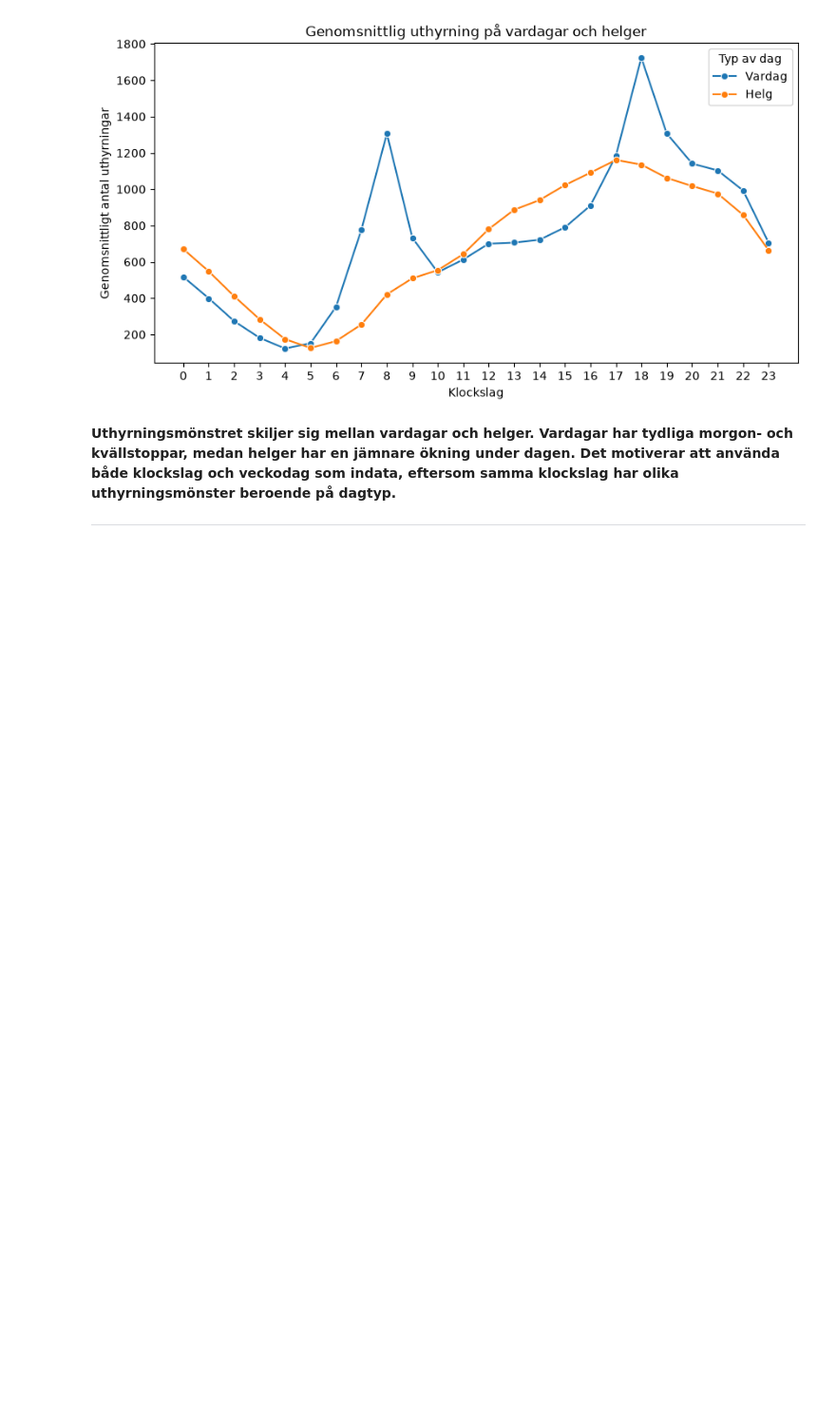
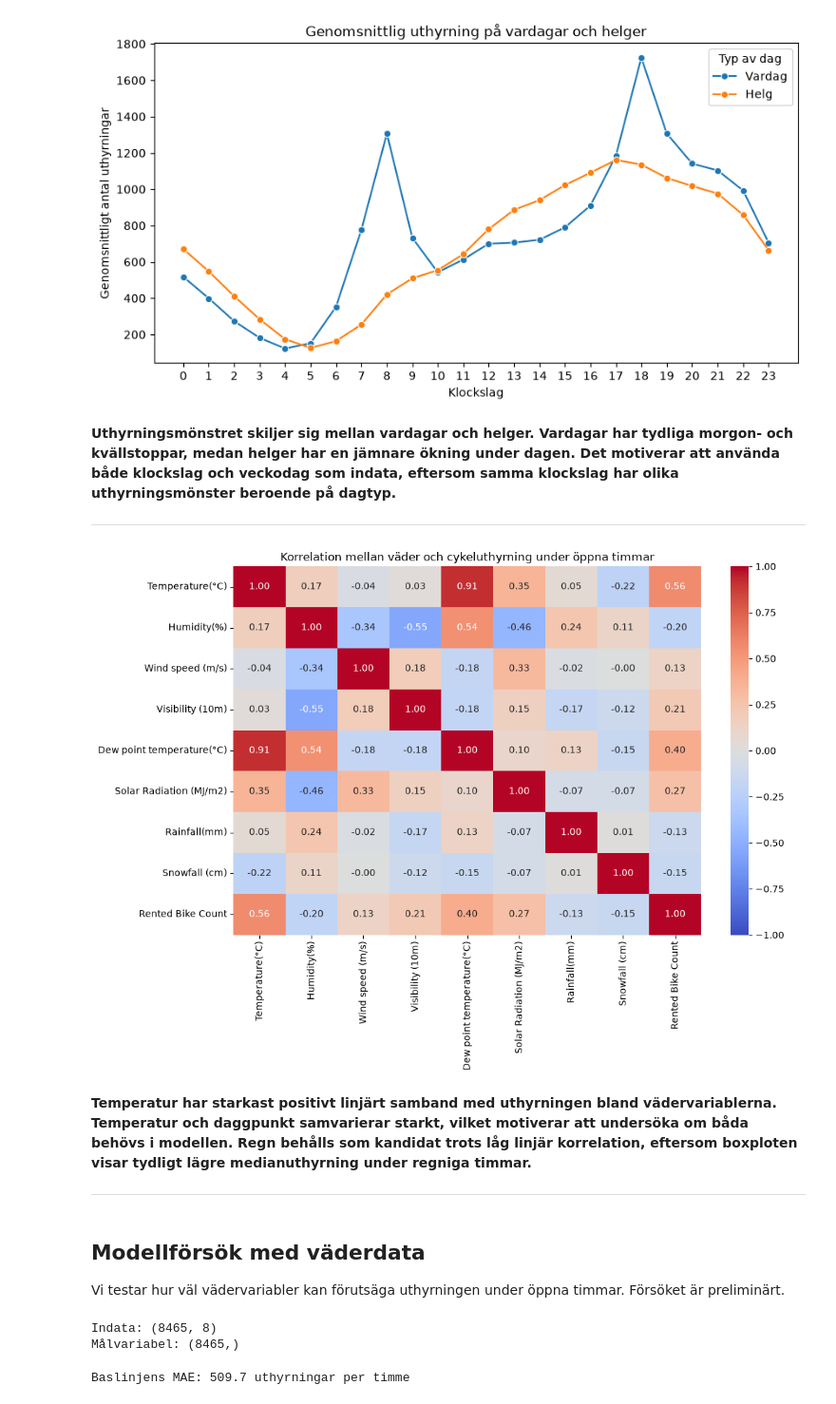
Before and after one commit to ThatMayBeTheCase/seoul-bike-demand, a Jupyter notebook: notebooks/weather_analysis.ipynb, the cells around one changed output. Shown at 95% size. Cells and saved outputs as stored; diff of their text form; code cells hidden in the pictures; blank space fills up the shorter version.

Commit message:
Added weather analysis and regression baseline.

```diff
--- a/notebooks/1_exploration.ipynb
+++ b/notebooks/weather_analysis.ipynb
@@ -237,3 +236,57 @@ plt.show()
 **Uthyrningsmönstret skiljer sig mellan vardagar och helger. Vardagar har tydliga morgon- och kvällstoppar, medan helger har en jämnare ökning under dagen. Det motiverar att använda både klockslag och veckodag som indata, eftersom samma klockslag har olika uthyrningsmönster beroende på dagtyp.**
 
 ---
+# %%
+weather_columns = [
+    "Temperature(°C)",
+    "Humidity(%)",
+    "Wind speed (m/s)",
+    "Visibility (10m)",
+    "Dew point temperature(°C)",
+    "Solar Radiation (MJ/m2)",
+    "Rainfall(mm)",
+    "Snowfall (cm)",
+    "Rented Bike Count"
+]
+
+weather_corr = df_open[weather_columns].corr()
+
+plt.figure(figsize=(11, 8))
+
+sns.heatmap(
+    weather_corr,
+    annot=True,
+    fmt=".2f",
+    vmin=-1,
+    vmax=1,
+    cmap="coolwarm"
+)
+
+plt.title("Korrelation mellan väder och cykeluthyrning under öppna timmar")
+plt.tight_layout()
+plt.show()
+# %% [output]
+[figure, added]
+# %% [markdown]
+**Temperatur har starkast positivt linjärt samband med uthyrningen bland vädervariablerna. Temperatur och daggpunkt samvarierar starkt, vilket motiverar att undersöka om båda behövs i modellen. Regn behålls som kandidat trots låg linjär korrelation, eftersom boxploten visar tydligt lägre medianuthyrning under regniga timmar.**
+
+---
+# %% [markdown]
+## Modellförsök med väderdata
+
+Vi testar hur väl vädervariabler kan förutsäga uthyrningen under
+öppna timmar. Försöket är preliminärt.
+# %%
+weather_features = [
+    column for column in weather_columns
+    if column != "Rented Bike Count"
+]
+
+X_weather = df_open[weather_features]
+y_weather = df_open["Rented Bike Count"]
+
+print("Indata:", X_weather.shape)
+print("Målvariabel:", y_weather.shape)
+# %% [output]
+Indata: (8465, 8)
+Målvariabel: (8465,)
@@ -239,0 +302,14 @@ plt.show()
+# %%
+baseline = DummyRegressor(strategy="mean")
+baseline.fit(X_weather_train, y_weather_train)
+
+baseline_predictions = baseline.predict(X_weather_test)
+
+baseline_mae = mean_absolute_error(
+    y_weather_test,
+    baseline_predictions
+)
+
+print(f"Baslinjens MAE: {baseline_mae:.1f} uthyrningar per timme")
+# %% [output]
+Baslinjens MAE: 509.7 uthyrningar per timme
```
Also changed, not shown: parts of 5 cells of this notebook.
